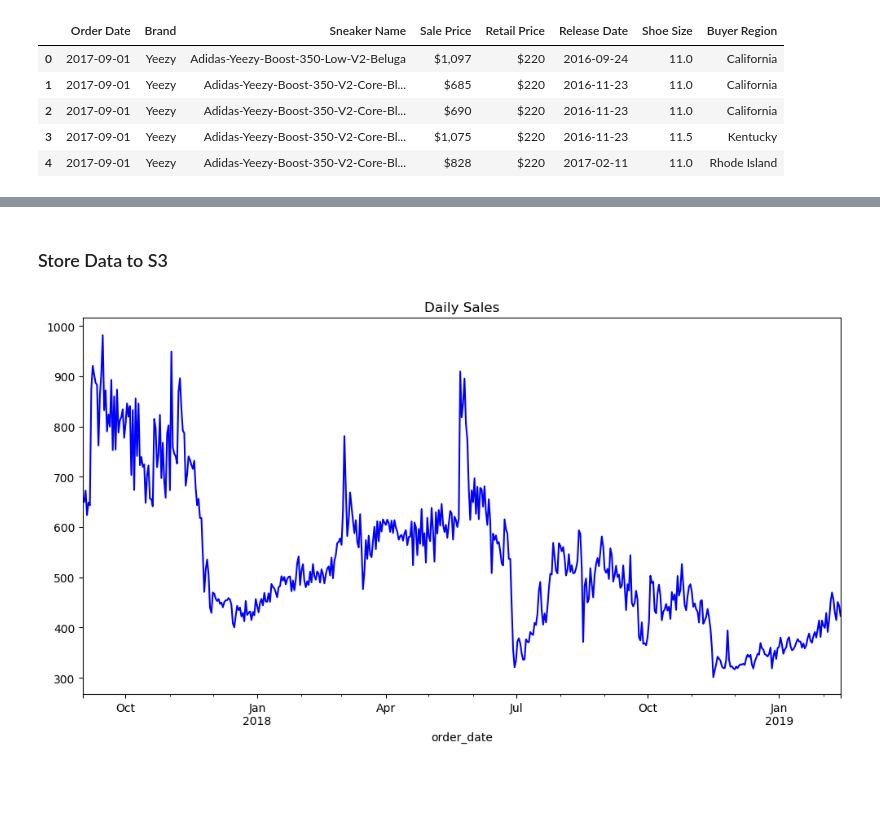
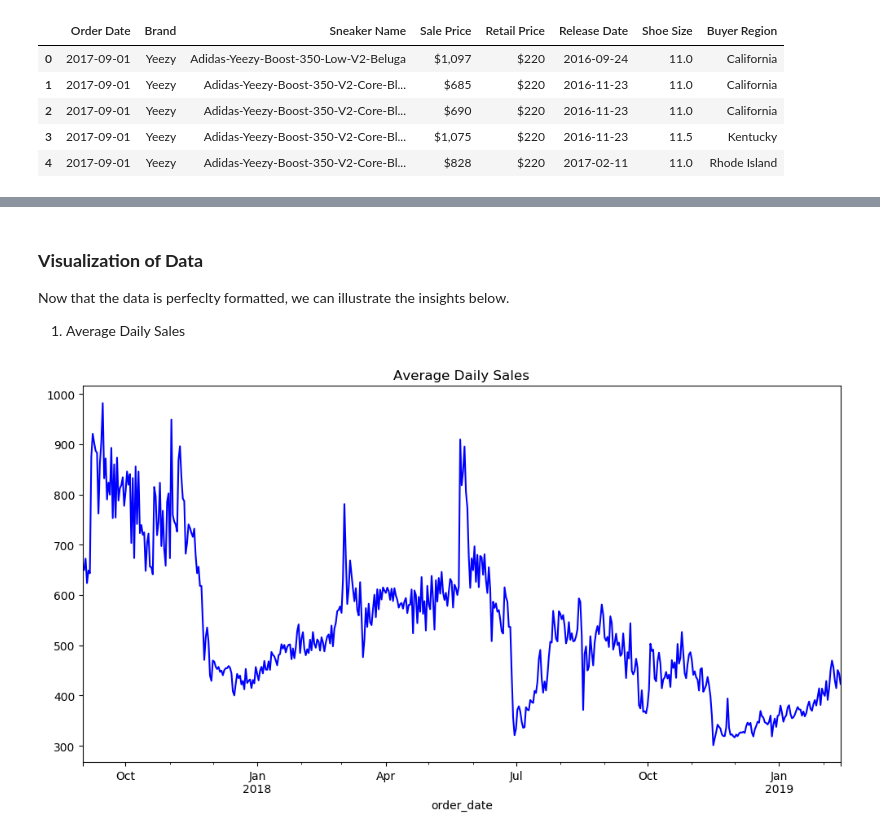
Before and after one commit to gjyoungjr/stockx_sneaker_prices, a Jupyter notebook: predicting_stockx_sneaker_prices.ipynb, the cells around one changed output, grey strips where cells are left out. Saved outputs shown, nothing was run; the diff lists cells and outputs as text; code cells hidden in the pictures; blank space fills up the shorter version.

```diff
--- a/predicting_stockx_sneaker_prices.ipynb
+++ b/predicting_stockx_sneaker_prices.ipynb
@@ -187,10 +157,13 @@ df.head()
 # %% [markdown]
-### Store Data to S3
+### **Visualization of Data**
+Now that the data is perfeclty formatted, we can illustrate the insights below.
+
+1. Average Daily Sales
 # %%
 df_copy = df.resample('D', on='order_date')['sale_price'].mean()
 
 plt.figure(figsize=(12,6))
-df_copy.plot(title='Daily Sales', color='blue')
+df_copy.plot(title='Average Daily Sales', color='blue')
 plt.show()
 # %% [output]
-[figure, old version]
+[figure, new version]
```
Also changed, not shown: parts of 14 cells of this notebook.
